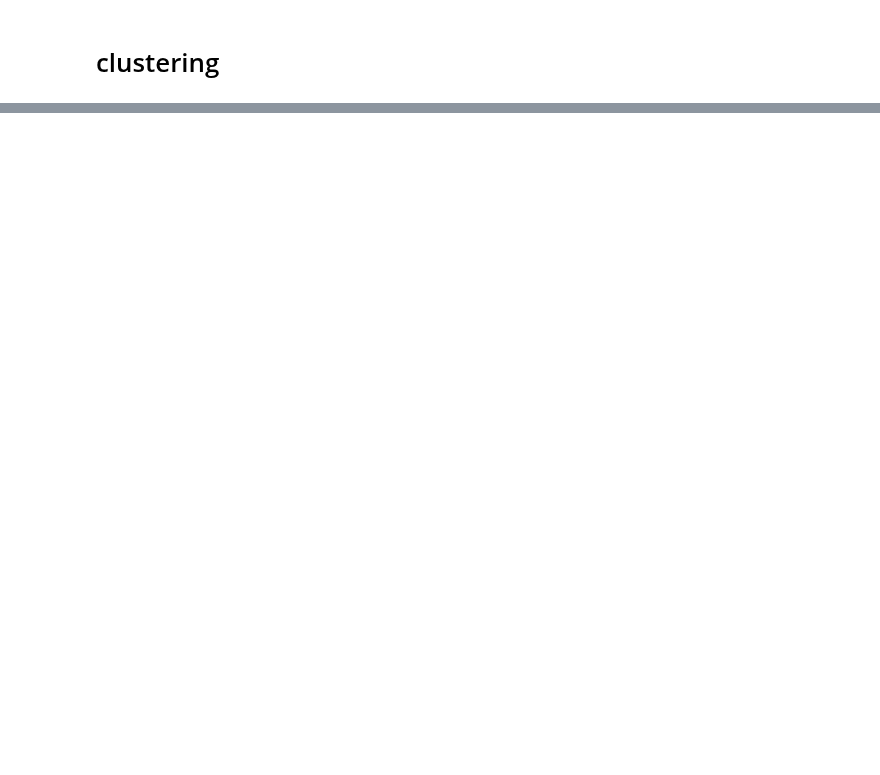
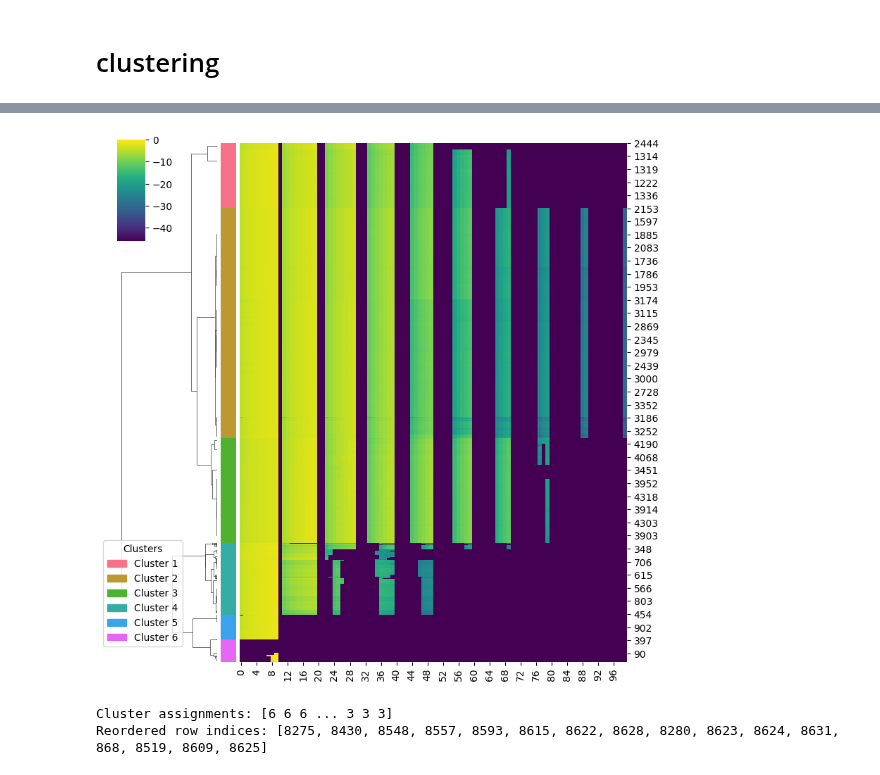
Before and after one commit to oZwZo/PINN_dynamics, a Jupyter notebook: Explore_Notebook/7.evaluation/7-5.tompos_density_transfer.ipynb, the cells around one changed output, grey strips where cells are left out. Saved outputs shown, nothing was run; the diff lists cells and outputs as text; code cells hidden in the pictures; blank space fills up the shorter version.

```diff
--- a/Explore_Notebook/7.evaluation/7-5.tompos_density_transfer.ipynb
+++ b/Explore_Notebook/7.evaluation/7-5.tompos_density_transfer.ipynb
@@ -440,0 +319,14 @@ plt.hist(np.log(Tmap_all[:,-1].sum(axis=1)+1e-10),bins=30);
+# %%
+Tmap_all_flat = np.transpose(Tmap_all, axes=[0,2,1]).reshape(-1,100)
+nz_id = np.where(Tmap_all_flat.sum(axis=1)!=0)[0]
+Tmap_all_flat[nz_id] = Tmap_all_flat[nz_id] / Tmap_all_flat[nz_id].sum(axis=1,keepdims=True)
+# %%
+num_clusters = 6
+cluster_flat, reordered_indices, g = PINN.pl.truncated_clustermap(np.log(Tmap_all_flat+1e-20), num_clusters, truncate_mode="level", p=3)
+
+print("Cluster assignments:", cluster_flat)
+print("Reordered row indices:", reordered_indices)
+# %% [output]
+[figure, added]
+Cluster assignments: [6 6 6 ... 3 3 3]
+Reordered row indices: [8275, 8430, 8548, 8557, 8593, 8615, 8622, 8628, 8280, 8623, 8624, 8631, 868, 8519, 8609, 8625]
```
Also changed, not shown: parts of 49 cells of this notebook, 4 other files.
